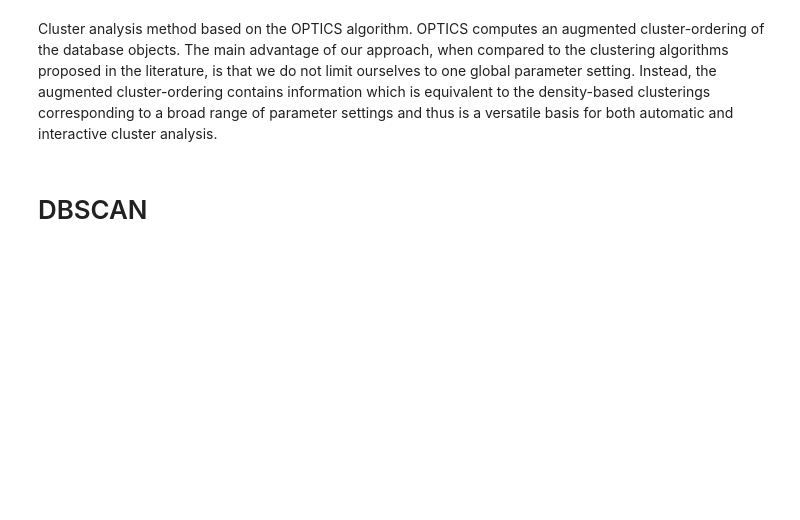
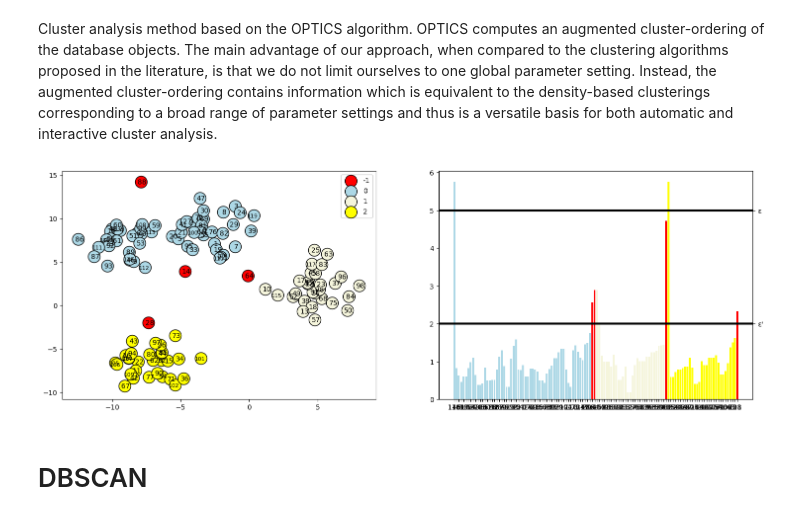
Before and after one commit to guglielmosanchini/ClustViz, a Jupyter notebook: Clustering_visualization_notebook.ipynb, the cells around one changed output. Drawn from its saved outputs; the diff is of its cells as text; code cells hidden in the pictures; blank space fills up the shorter version.

```diff
--- a/Clustering_visualization_notebook.ipynb
+++ b/Clustering_visualization_notebook.ipynb
@@ -55,9 +55,11 @@ from algorithms.optics import OPTICS, plot_clust
 
 #ClustDist, CoreDist = OPTICS(X, eps=0.5, minPTS=3, plot=True, plot_reach=True)
 # %%
-ClustDist, CoreDist = OPTICS(X, eps=2, minPTS=3, plot=False, plot_reach=False)
+ClustDist, CoreDist = OPTICS(X, eps=5, minPTS=3, plot=False, plot_reach=False)
 # %%
-#plot_clust(X, ClustDist, CoreDist, eps=2, eps_db=1)
+plot_clust(X, ClustDist, CoreDist, eps=5, eps_db=2)
+# %% [output]
+[figure, added]
 # %%
 #CoreDist
 # %% [markdown]
```
Also changed, not shown: 2 other files.
